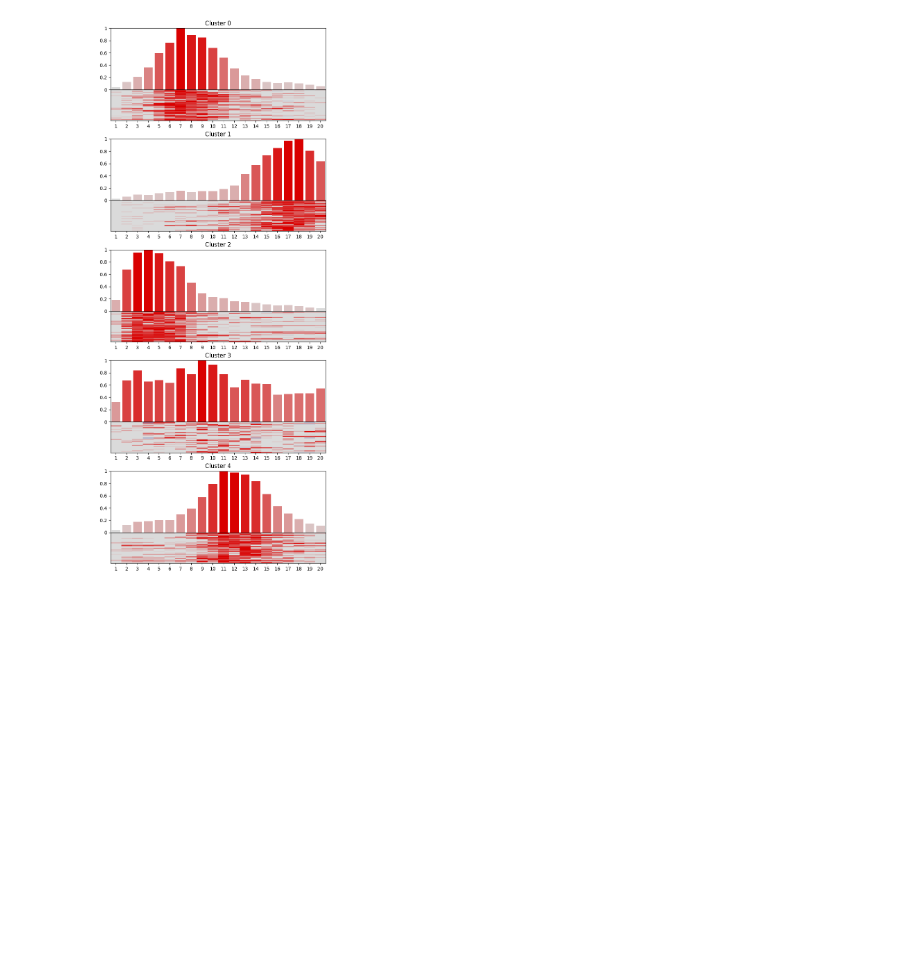
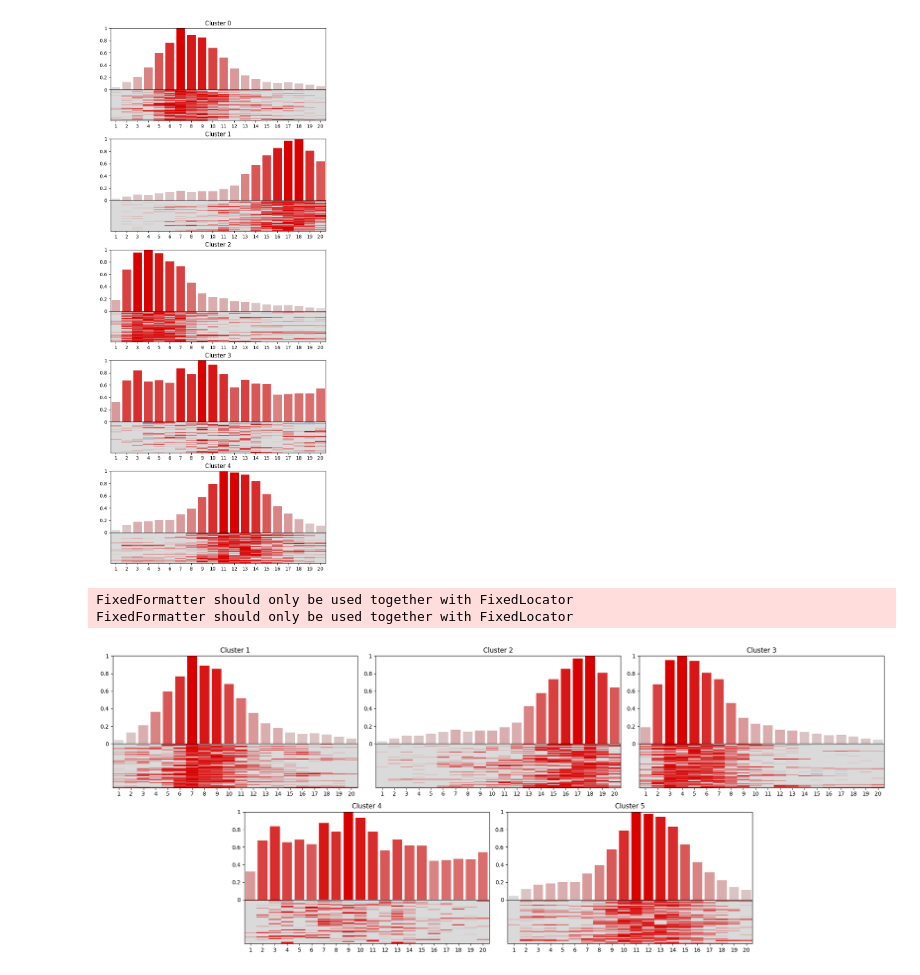
Before and after one commit to katarinagresova/DeepExperiment, a Jupyter notebook: experiments/Helwak2013_miRBind_interpretation_clustering.ipynb, the cells around one changed output. Cells and saved outputs as stored; diff of their text form; code cells hidden in the pictures; blank space fills up the shorter version.

```diff
--- a/experiments/Helwak2013_miRBind_interpretation_clustering.ipynb
+++ b/experiments/Helwak2013_miRBind_interpretation_clustering.ipynb
@@ -185,3 +204,65 @@ for cluster in range(5):
 FixedFormatter should only be used together with FixedLocator
 FixedFormatter should only be used together with FixedLocator
 [figure]
+# %%
+fig = plt.figure(figsize=(20,8))
+ax = [0] * 5
+
+ax[0] = plt.subplot2grid(shape=(2,6), loc=(0,0), colspan=2)
+ax[1] = plt.subplot2grid((2,6), (0,2), colspan=2)
+ax[2] = plt.subplot2grid((2,6), (0,4), colspan=2)
+ax[3] = plt.subplot2grid((2,6), (1,1), colspan=2)
+ax[4] = plt.subplot2grid((2,6), (1,3), colspan=2)
+
+for cluster in range(5):
+
+    y_cluster, s_cluster = align_y[labels == cluster], align_s[labels == cluster]
+
+    max_absolute_value = max(abs(np.array(cluster_consensus[cluster])))
+    s = np.array(cluster_consensus[cluster]) / max_absolute_value
+    s = s * 10 + 10
+
+    for i in range(len(s)):
+        ax[cluster].bar(x=i+1, height=cluster_consensus[cluster][i], color=color_palette[round(s[i])])
+
+    ax[cluster].axhline(y=0, color='black', linestyle='-', linewidth=1)
+
+    for i in range(50):
+        index = np.random.randint(0, len(y))
+
+        max_absolute_value = max(abs(np.array(s_cluster[index])))
+        s = s_cluster[index] / max_absolute_value
+        s = s * 10 + 10
+
+        shift = 0.5
+        height = 0.01
+
+        miRNA = []
+        miRNA_s = []
+        for j in range(len(y_cluster[index])):
+            if y_cluster[index][j] != "-":
+                miRNA.append(y_cluster[index][j])
+                miRNA_s.append(s[j])
+
+        base = -1 * height * i - height
+        for j in range(len(miRNA)):
+            plot_block(ax[cluster], base, 1-shift + (1 * j), height, color_palette[round(miRNA_s[j])])
+
+
+    ax[cluster].set_xlim(0.5, 20 + 0.5)
+    ax[cluster].set_ylim(-0.5, 1)
+
+    ax[cluster].set_xticklabels(np.arange(1, len(miRNA_s) + 1))
+    ax[cluster].set_xticks(np.arange(1, len(miRNA_s) + 1))
+
+    ax[cluster].set_yticklabels([0, 0.2, 0.4, 0.6, 0.8, 1])
+    ax[cluster].set_yticks([0, 0.2, 0.4, 0.6, 0.8, 1])
+
+    ax[cluster].set_title(f"Cluster {cluster + 1}")
+
+plt.subplots_adjust(hspace=0.2, wspace=0.5)
+plt.tight_layout()
+# %% [output]
+FixedFormatter should only be used together with FixedLocator
+FixedFormatter should only be used together with FixedLocator
+[figure, added]
```
Also changed, not shown: parts of 1 cell of this notebook.
